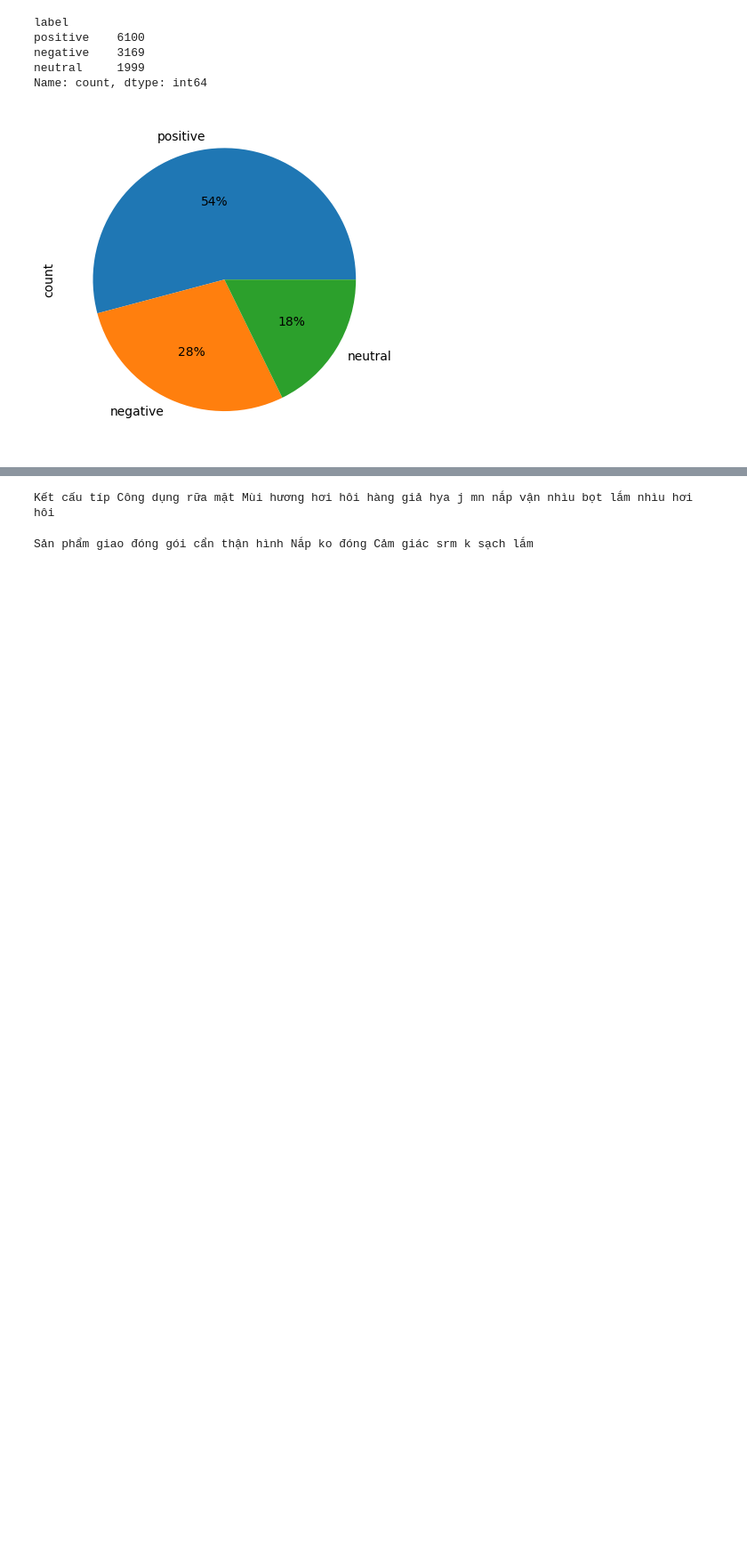
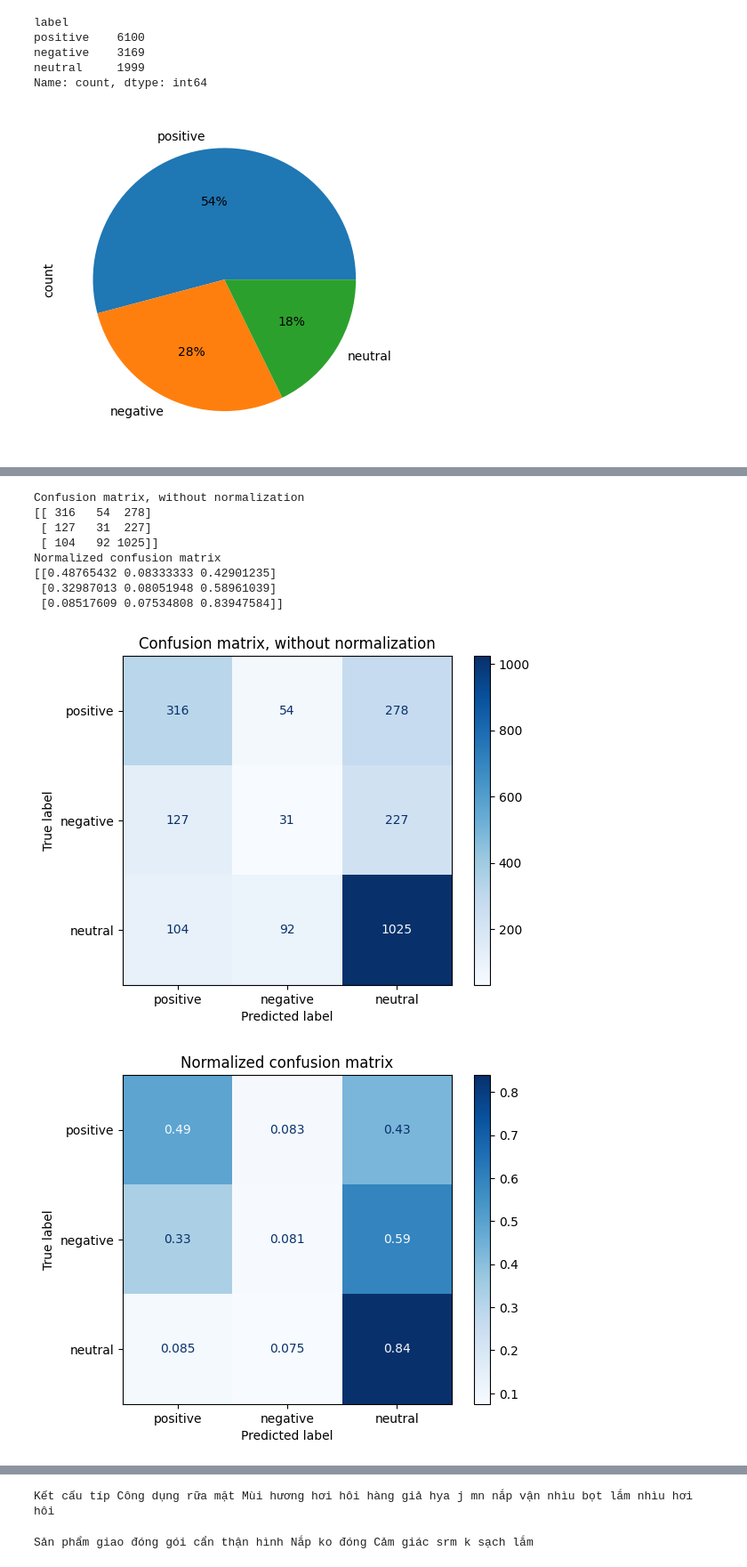
Before and after one commit to tungnt28/Natural-Language-Processing, a Jupyter notebook: nlp_final_exam.ipynb, the cells around one changed output, grey strips where cells are left out. Shown at 89% size. Saved outputs shown, nothing was run; the diff lists cells and outputs as text; code cells hidden in the pictures; blank space fills up the shorter version.

```diff
--- a/nlp_final_exam.ipynb
+++ b/nlp_final_exam.ipynb
@@ -168,0 +171,6 @@ Name: count, dtype: int64
+# %%
+def create_word_features(clean_words):
+    my_dict = dict([(word, True) for word in clean_words])
+    return my_dict
+
+df['feature'] = df['words'].apply(create_word_features)
@@ -168,0 +230,34 @@ Name: count, dtype: int64
+# %%
+from sklearn.metrics import ConfusionMatrixDisplay
+
+# Plot non-normalized confusion matrix
+titles_options = [
+    ("Confusion matrix, without normalization", None),
+    ("Normalized confusion matrix", "true"),
+]
+for title, normalize in titles_options:
+    disp = ConfusionMatrixDisplay.from_estimator(
+        NB_model,
+        X_test,
+        y_test,
+        display_labels=["positive", "negative", "neutral"],
+        cmap=plt.cm.Blues,
+        normalize=normalize,
+    )
+    disp.ax_.set_title(title)
+
+    print(title)
+    print(disp.confusion_matrix)
+
+plt.show()
+# %% [output]
+Confusion matrix, without normalization
+[[ 316   54  278]
+ [ 127   31  227]
+ [ 104   92 1025]]
+Normalized confusion matrix
+[[0.48765432 0.08333333 0.42901235]
+ [0.32987013 0.08051948 0.58961039]
+ [0.08517609 0.07534808 0.83947584]]
+[figure, added]
+[figure, added]
```
Also changed, not shown: parts of 27 cells of this notebook.
